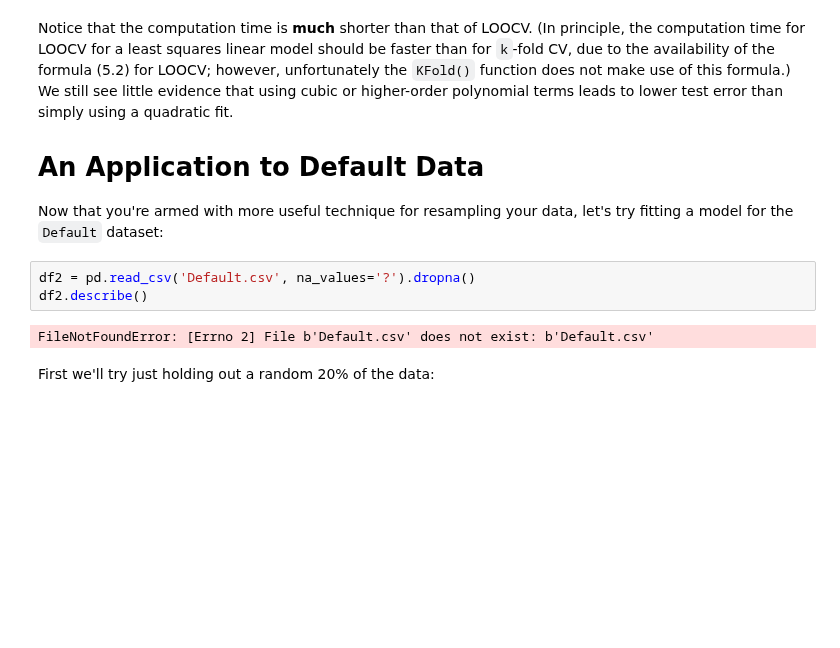
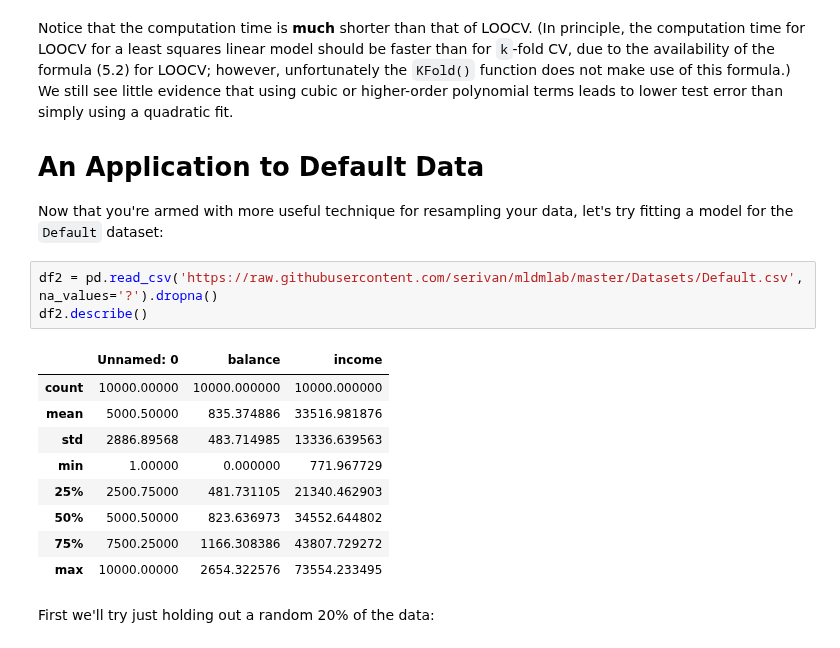
Before and after one commit to serivan/mldmlab, a Jupyter notebook: ISRL-Lab07-Cross-ValidationandBootstrapinPython.ipynb, the cells around one changed output. Drawn from its saved outputs; the diff is of its cells as text; blank space fills up the shorter version.

Commit message:
dataset

```diff
--- a/ISRL-Lab07-Cross-ValidationandBootstrapinPython.ipynb
+++ b/ISRL-Lab07-Cross-ValidationandBootstrapinPython.ipynb
@@ -256,10 +256,18 @@ using a quadratic fit.
 
 Now that you're armed with more useful technique for resampling your data, let's try fitting a model for the `Default` dataset:
 # %%
-df2 = pd.read_csv('Default.csv', na_values='?').dropna()
+df2 = pd.read_csv('https://raw.githubusercontent.com/serivan/mldmlab/master/Datasets/Default.csv', na_values='?').dropna()
 df2.describe()
 # %% [output]
-FileNotFoundError: [Errno 2] File b'Default.csv' does not exist: b'Default.csv'
+|  | Unnamed: 0 | balance | income |
+| count | 10000.00000 | 10000.000000 | 10000.000000 |
+| mean | 5000.50000 | 835.374886 | 33516.981876 |
+| std | 2886.89568 | 483.714985 | 13336.639563 |
+| min | 1.00000 | 0.000000 | 771.967729 |
+| 25% | 2500.75000 | 481.731105 | 21340.462903 |
+| 50% | 5000.50000 | 823.636973 | 34552.644802 |
+| 75% | 7500.25000 | 1166.308386 | 43807.729272 |
+| max | 10000.00000 | 2654.322576 | 73554.233495 |
 # %% [markdown]
 First we'll try just holding out a random 20% of the data:
 # %%
```
Also changed, not shown: parts of 3 cells of this notebook.
